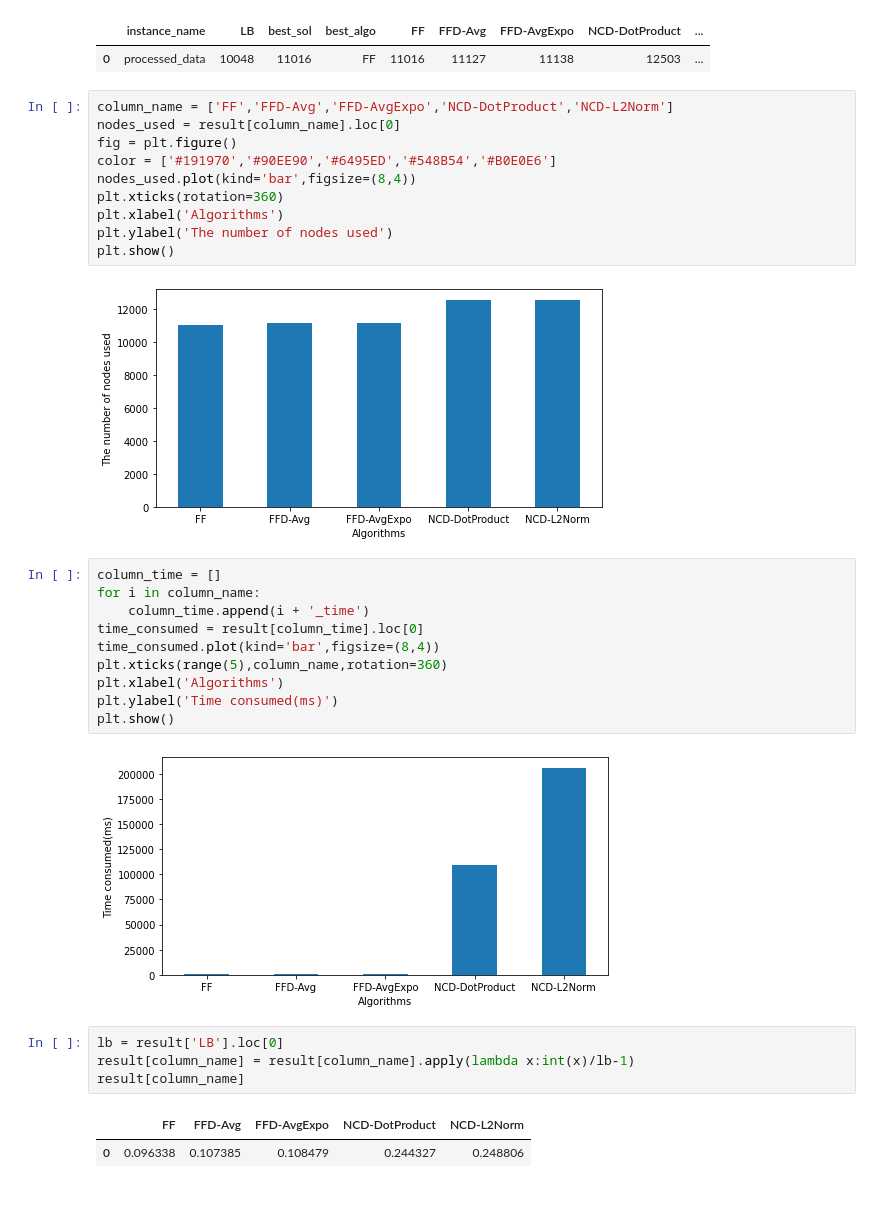
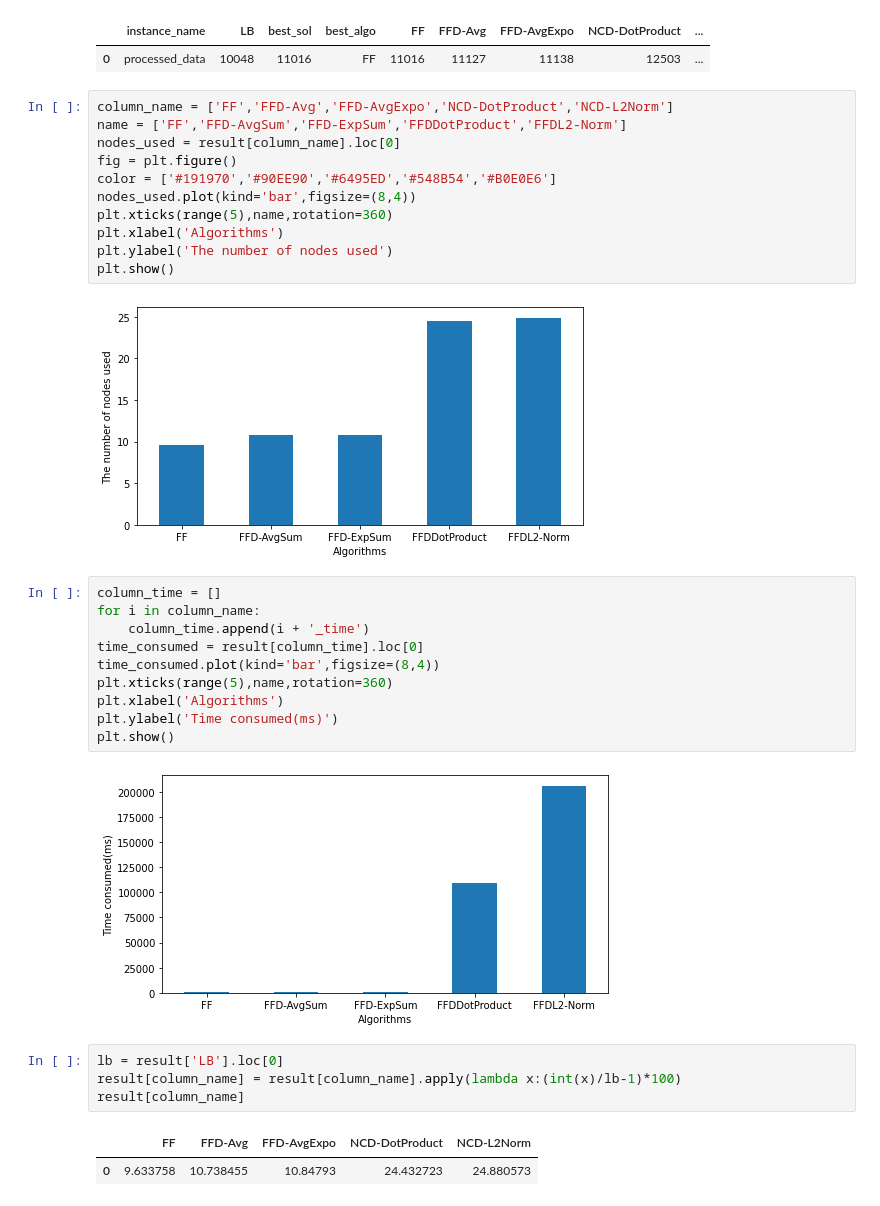
Before and after one commit to EdmundXie/MSc-Project, a Jupyter notebook: Scheduling_LRA/src/data/results/Result_Analysis.ipynb, the cells around one changed output. Cells and saved outputs as stored; diff of their text form.

```diff
--- a/Scheduling_LRA/src/data/results/Result_Analysis.ipynb
+++ b/Scheduling_LRA/src/data/results/Result_Analysis.ipynb
@@ -11,35 +11,36 @@ result
 | 0 | processed_data | 10048 | 11016 | FF | 11016 | 11127 | 11138 | 12503 | ... |
 # %%
 column_name = ['FF','FFD-Avg','FFD-AvgExpo','NCD-DotProduct','NCD-L2Norm']
+name = ['FF','FFD-AvgSum','FFD-ExpSum','FFDDotProduct','FFDL2-Norm']
 nodes_used = result[column_name].loc[0]
 fig = plt.figure()
 color = ['#191970','#90EE90','#6495ED','#548B54','#B0E0E6']
 nodes_used.plot(kind='bar',figsize=(8,4))
-plt.xticks(rotation=360)
+plt.xticks(range(5),name,rotation=360)
 plt.xlabel('Algorithms')
 plt.ylabel('The number of nodes used')
 plt.show()
 # %% [output]
-[figure, old version]
+[figure, new version]
 # %%
 column_time = []
 for i in column_name:
     column_time.append(i + '_time')
 time_consumed = result[column_time].loc[0]
 time_consumed.plot(kind='bar',figsize=(8,4))
-plt.xticks(range(5),column_name,rotation=360)
+plt.xticks(range(5),name,rotation=360)
 plt.xlabel('Algorithms')
 plt.ylabel('Time consumed(ms)')
 plt.show()
 # %% [output]
-[figure, old version]
+[figure, new version]
 # %%
 lb = result['LB'].loc[0]
-result[column_name] = result[column_name].apply(lambda x:int(x)/lb-1)
+result[column_name] = result[column_name].apply(lambda x:(int(x)/lb-1)*100)
 result[column_name]
 # %% [output]
 |  | FF | FFD-Avg | FFD-AvgExpo | NCD-DotProduct | NCD-L2Norm |
-| 0 | 0.096338 | 0.107385 | 0.108479 | 0.244327 | 0.248806 |
+| 0 | 9.633758 | 10.738455 | 10.84793 | 24.432723 | 24.880573 |
 # %%
 x = result[column_time].loc[0].to_list()
 y = result[column_name].loc[0].to_list()
```
Also changed, not shown: parts of 1 cell of this notebook, 1 other file.
